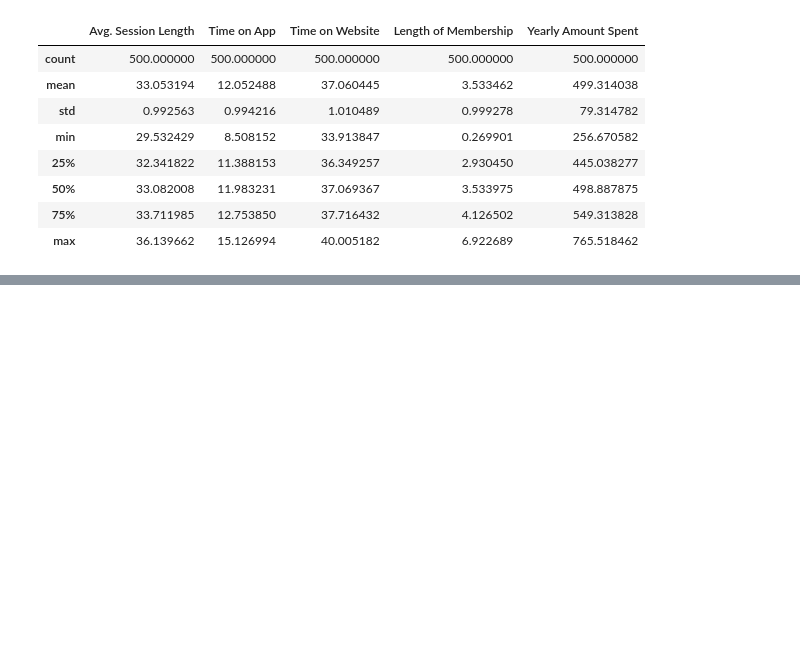
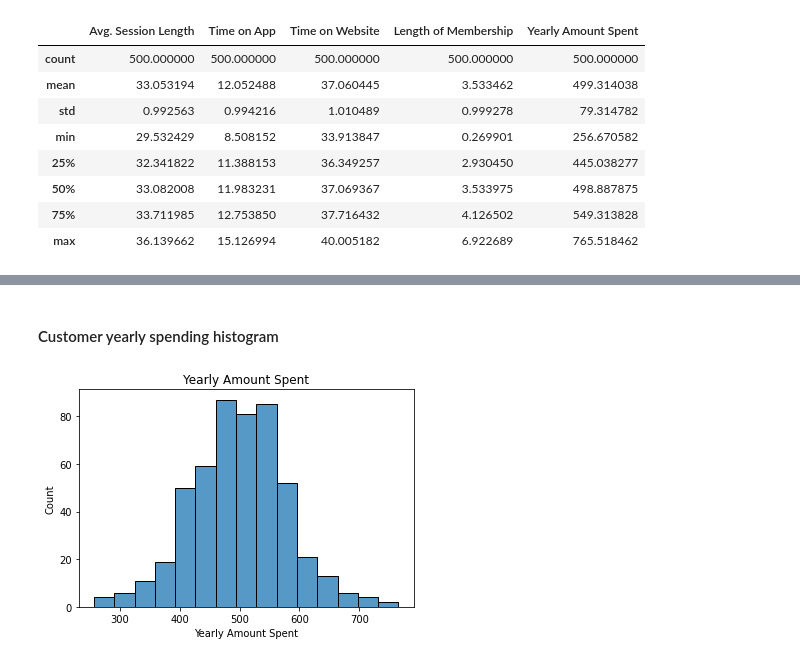
Before and after one commit to daeisbae/KaggleEcommerceAnalysisAndML, a Jupyter notebook: DataAnalysis.ipynb, the cells around one changed output, grey strips where cells are left out. Cells and saved outputs as stored; diff of their text form; code cells hidden in the pictures; blank space fills up the shorter version.

```diff
--- a/DataAnalysis.ipynb
+++ b/DataAnalysis.ipynb
@@ -58,0 +53,7 @@ It shows "Length of MemberShip" has the strongest connection with yearly amount
+# %% [markdown]
+#### Customer yearly spending histogram
+# %%
+plot = sns.histplot(dataset['Yearly Amount Spent'], bins=15);
+plot.set_title('Yearly Amount Spent');
+# %% [output]
+[figure, added]
```
Also changed, not shown: parts of 17 cells of this notebook, 10 other files.
